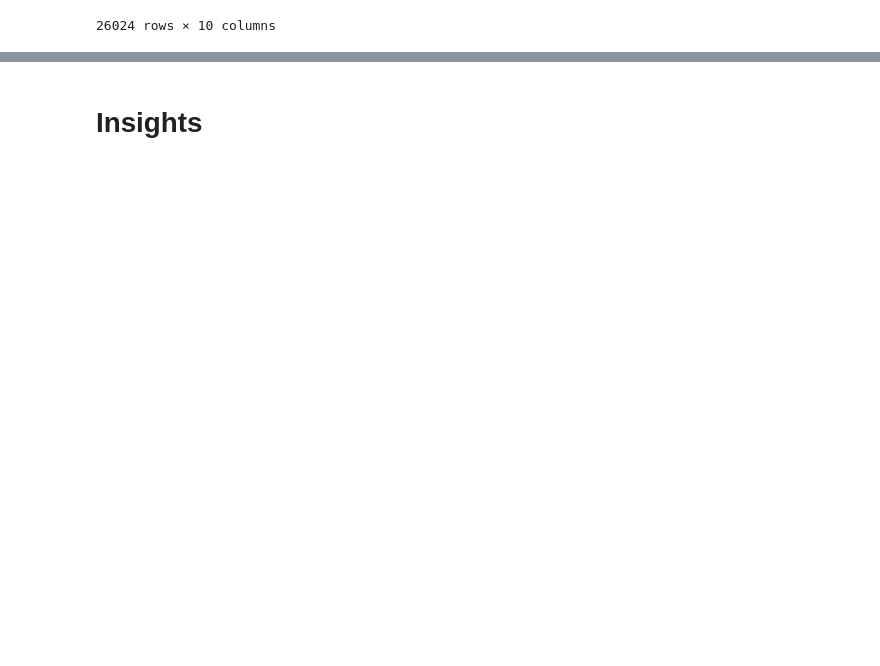
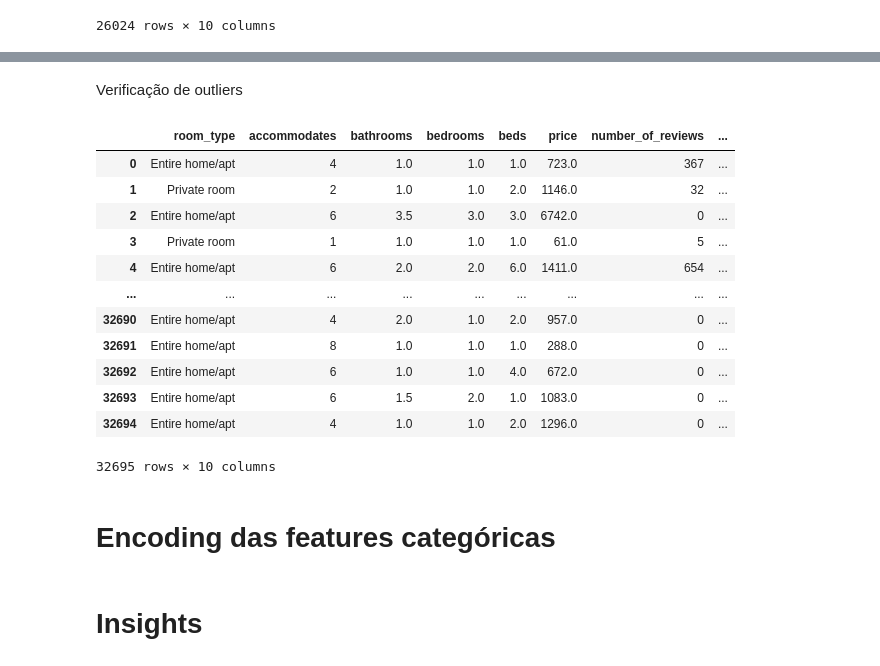
Before and after one commit to ederray/projetos_dnc, a Jupyter notebook: desafio5_data_wrangling/notebooks/eda.ipynb, the cells around one changed output, grey strips where cells are left out. Saved outputs shown, nothing was run; the diff lists cells and outputs as text; code cells hidden in the pictures; blank space fills up the shorter version.

```diff
--- a/desafio5_data_wrangling/notebooks/eda.ipynb
+++ b/desafio5_data_wrangling/notebooks/eda.ipynb
@@ -292,3 +303,8 @@ tbl_anuncios.head()
 | 2 | 273261 | Leblon | Entire home/apt | 6 | 3.5 | 3.0 | 3.0 | 6742.0 | ... |
 | 3 | 273363 | Santa Teresa | Private room | 1 | 1.0 | 1.0 | 1.0 | 61.0 | ... |
 | 4 | 273463 | Lagoa | Entire home/apt | 6 | 2.0 | 2.0 | 6.0 | 1411.0 | ... |
+# %%
+# criação das colunas latitude e longitude a partir da função conectada a api geopy
+tbl_anuncios = adicionar_geolocalizacao_por_lista_bairros(
+    df=tbl_anuncios, lista_bairros = tbl_anuncios.neighbourhood_cleansed.unique(),
+    nome_coluna_bairro_df='neighbourhood_cleansed')
@@ -511,6 +537,10 @@ tbl_anuncios.update(price)
 # %%
 # transformação do tipo de coluna
 tbl_anuncios[['bathrooms','bedrooms','beds']] = tbl_anuncios[['bathrooms','bedrooms','beds']] .astype(int)
+# %%
+# substituição do valor zero da coluna number_of_reviews
+tbl_anuncios = substituir_valores(df=tbl_anuncios, filtro_linhas=(tbl_anuncios['number_of_reviews'] == 0),
+                                  filtro_colunas='number_of_reviews', valor=1)
 # %%
 # verificação do tratamento realizado na tabela listings
 tbl_anuncios.info()
@@ -542,2 +571,26 @@ Tratamento de outliers
+# %%
+# remoção da coluna id para exploração dos dados.
+tbl_anuncios.drop(['id', 'neighbourhood_cleansed'], axis=1, inplace=True)
+# %% [markdown]
+Verificação de outliers
+# %%
+# distribuição dos dados
+tbl_anuncios
+# %% [output]
+|  | room_type | accommodates | bathrooms | bedrooms | beds | price | number_of_reviews | ... |
+| 0 | Entire home/apt | 4 | 1.0 | 1.0 | 1.0 | 723.0 | 367 | ... |
+| 1 | Private room | 2 | 1.0 | 1.0 | 2.0 | 1146.0 | 32 | ... |
+| 2 | Entire home/apt | 6 | 3.5 | 3.0 | 3.0 | 6742.0 | 0 | ... |
+| 3 | Private room | 1 | 1.0 | 1.0 | 1.0 | 61.0 | 5 | ... |
+| 4 | Entire home/apt | 6 | 2.0 | 2.0 | 6.0 | 1411.0 | 654 | ... |
+| ... | ... | ... | ... | ... | ... | ... | ... | ... |
+| 32690 | Entire home/apt | 4 | 2.0 | 1.0 | 2.0 | 957.0 | 0 | ... |
+| 32691 | Entire home/apt | 8 | 1.0 | 1.0 | 1.0 | 288.0 | 0 | ... |
+| 32692 | Entire home/apt | 6 | 1.0 | 1.0 | 4.0 | 672.0 | 0 | ... |
+| 32693 | Entire home/apt | 6 | 1.5 | 2.0 | 1.0 | 1083.0 | 0 | ... |
+| 32694 | Entire home/apt | 4 | 1.0 | 1.0 | 2.0 | 1296.0 | 0 | ... |
+32695 rows × 10 columns
+# %% [markdown]
+# Encoding das features categóricas
 # %% [markdown]
 # Insights
```
Also changed, not shown: parts of 20 cells of this notebook, 4 other files.
